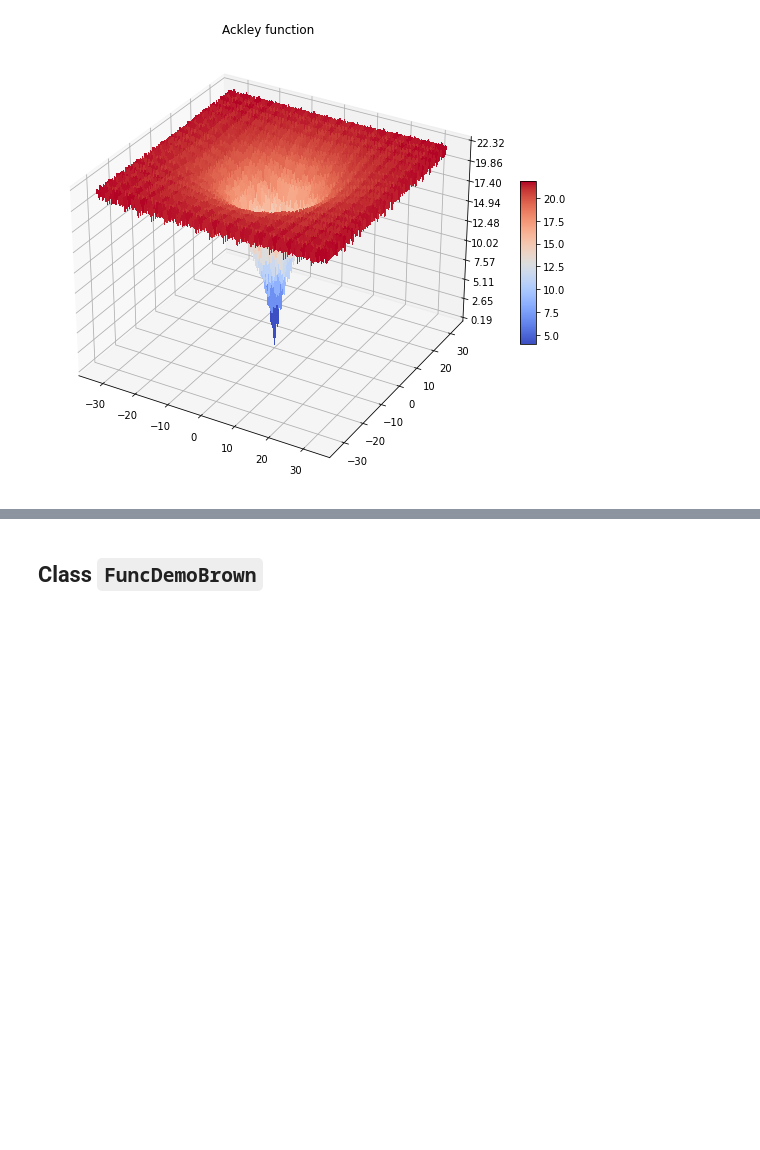
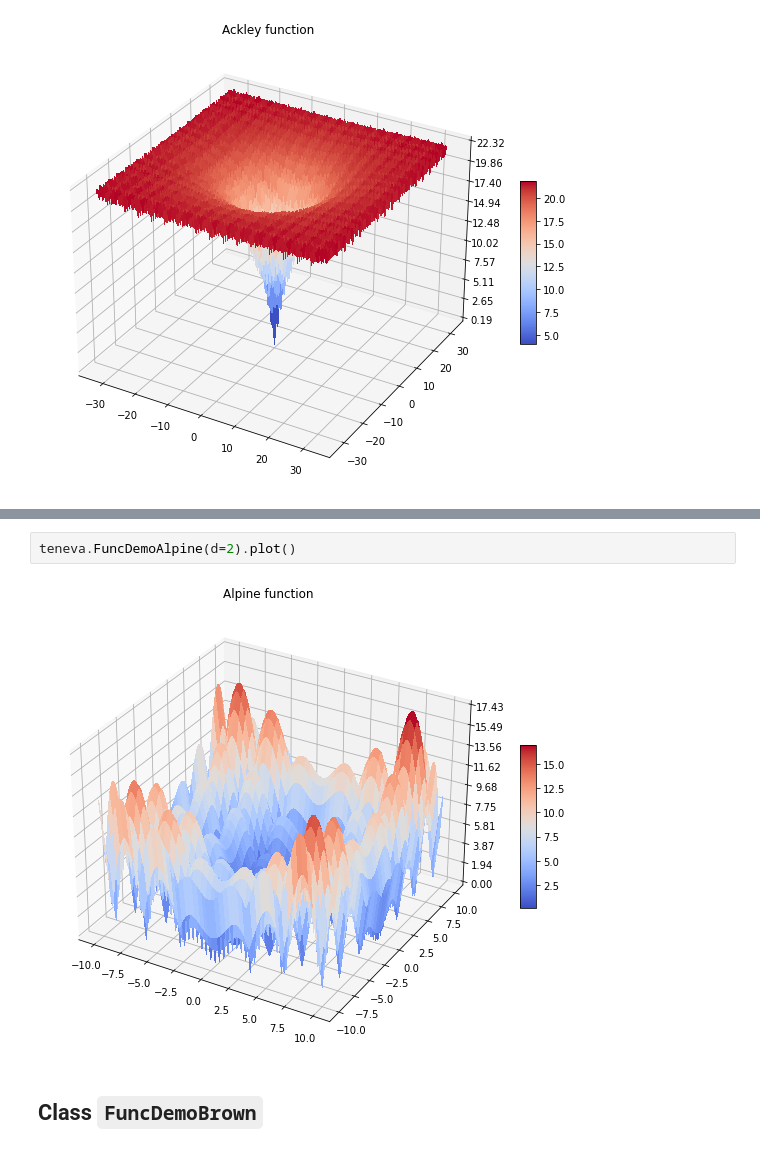
Before and after one commit to AndreiChertkov/teneva, a Jupyter notebook: demo/func_demo.ipynb, the cells around one changed output, grey strips where cells are left out. Cells and saved outputs as stored; diff of their text form; blank space fills up the shorter version.

Commit message:
Add more demo functions

```diff
--- a/demo/func_demo.ipynb
+++ b/demo/func_demo.ipynb
@@ -63,3 +84,7 @@ teneva.FuncDemoAckley(d=2).plot()
+# %%
+teneva.FuncDemoAlpine(d=2).plot()
+# %% [output]
+[figure, added]
 # %% [markdown]
 ## Class `FuncDemoBrown`
 # %% [markdown]
```
Also changed, not shown: parts of 16 cells of this notebook, 10 other files.
